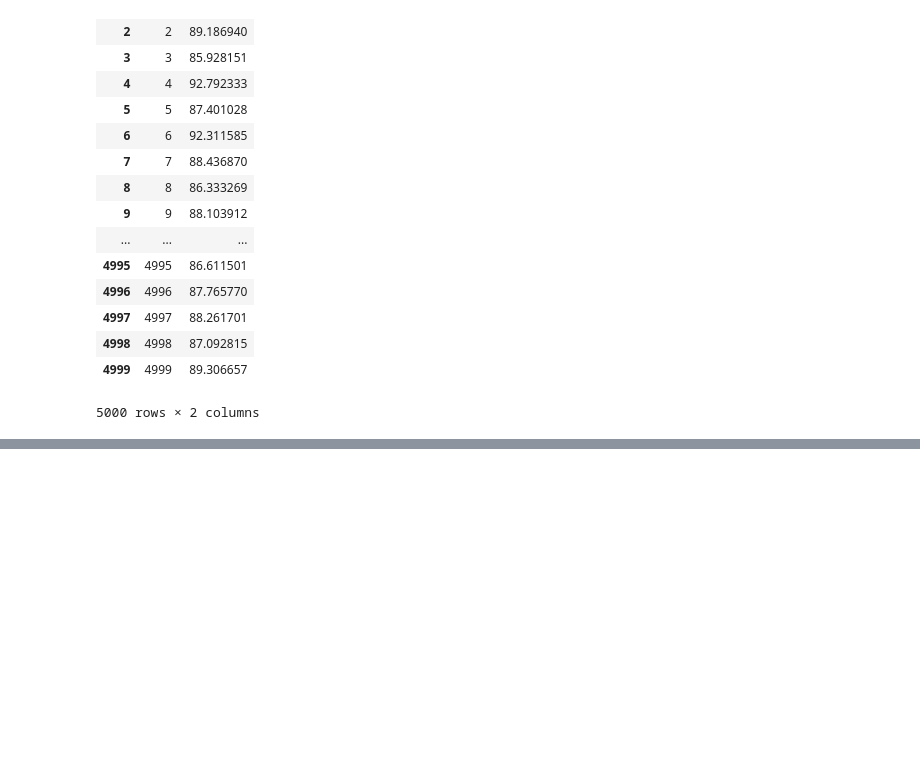
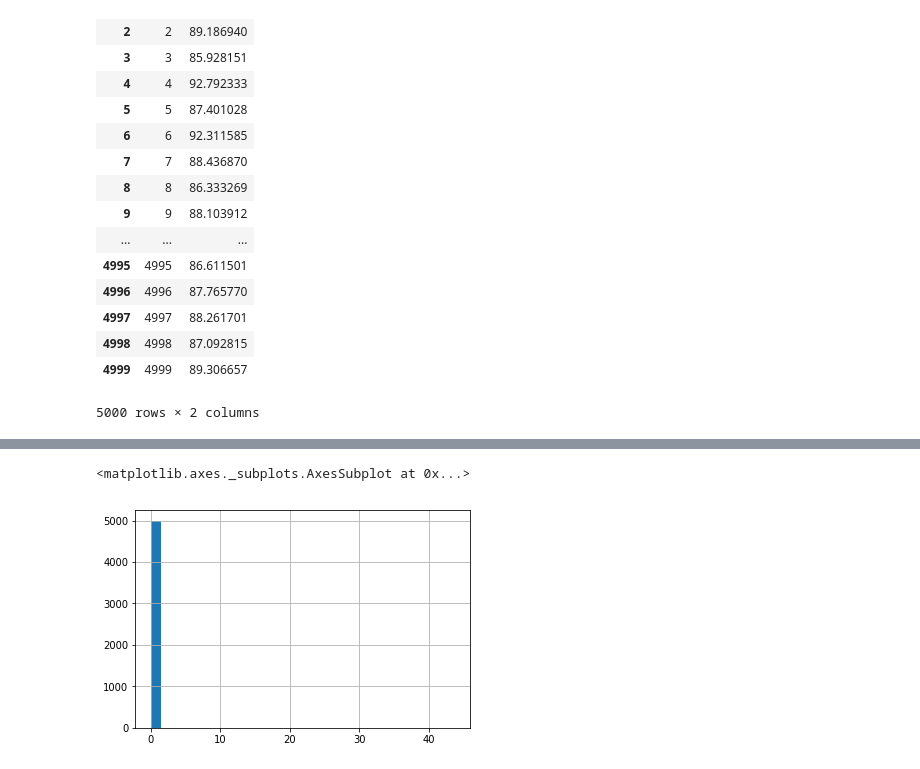
Before and after one commit to caitaozhan/CSE512-homework, a Jupyter notebook: hw2/RidgeRegression.ipynb, the cells around one changed output, grey strips where cells are left out. Cells and saved outputs as stored; diff of their text form; code cells hidden in the pictures; blank space fills up the shorter version.

```diff
--- a/hw2/RidgeRegression.ipynb
+++ b/hw2/RidgeRegression.ipynb
@@ -642,0 +870,3 @@ df_pred.to_csv('data/predTestLabels.csv ', header=True, index=False)
+# %%
+df_train = pd.read_csv('data/trainData.csv', header=None)
+df_val = pd.read_csv('data/valData.csv', header=None)
@@ -642,0 +930,5 @@ df_pred.to_csv('data/predTestLabels.csv ', header=True, index=False)
+# %%
+df_train[1].hist(bins=30)
+# %% [output]
+<matplotlib.axes._subplots.AxesSubplot at 0x...>
+[figure, added]
```
Also changed, not shown: parts of 63 cells of this notebook, 5 other files.
